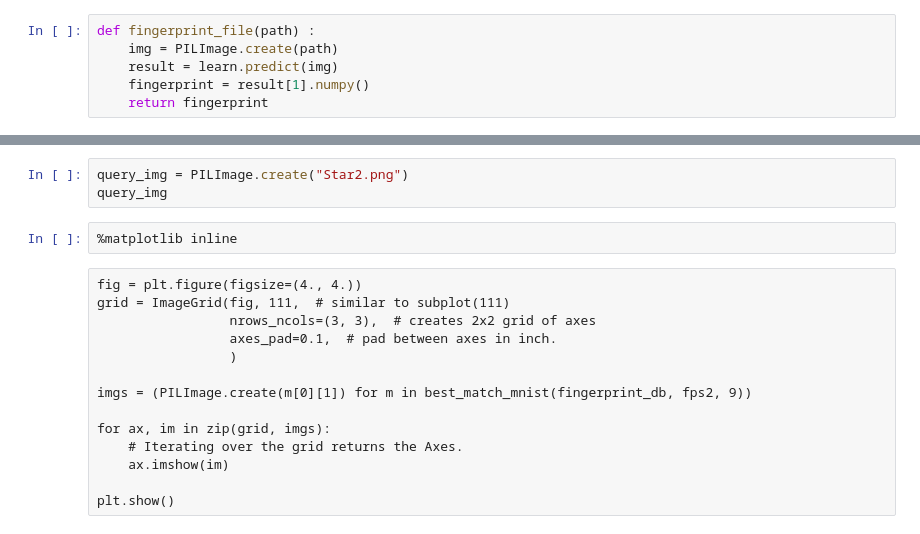
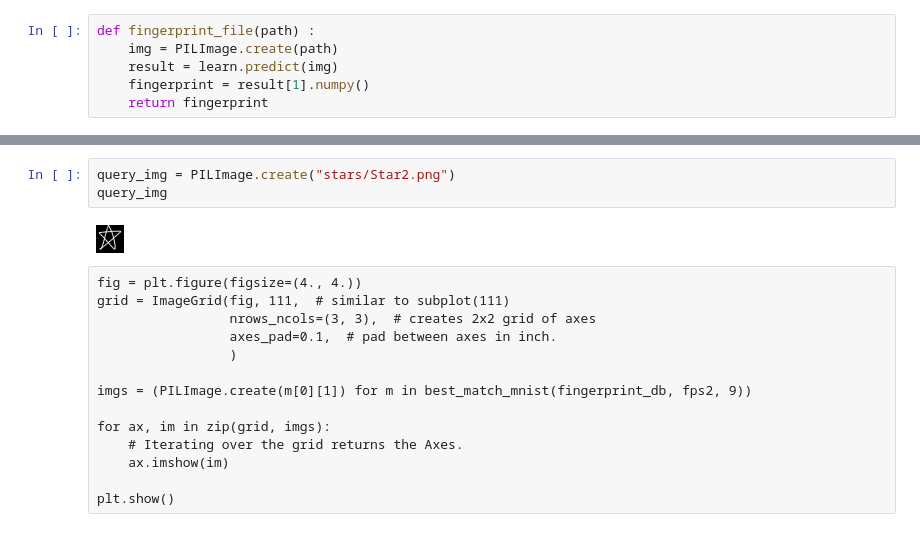
Before and after one commit to lobrien/TripletLossFastAIv2, a Jupyter notebook: TripletLossTutorial.ipynb, the cells around one changed output, grey strips where cells are left out. Drawn from its saved outputs; the diff is of its cells as text.

```diff
--- a/TripletLossTutorial.ipynb
+++ b/TripletLossTutorial.ipynb
@@ -335,8 +430,8 @@ fingerprint_db[('*','/Star1.png')] = fps1
 # %%
-query_img = PILImage.create("Star2.png")
+query_img = PILImage.create("stars/Star2.png")
 query_img
+# %% [output]
+[figure, added]
-# %%
-%matplotlib inline
 # %% [raw]
 fig = plt.figure(figsize=(4., 4.))
 grid = ImageGrid(fig, 111,  # similar to subplot(111)
```
Also changed, not shown: parts of 34 cells of this notebook.
